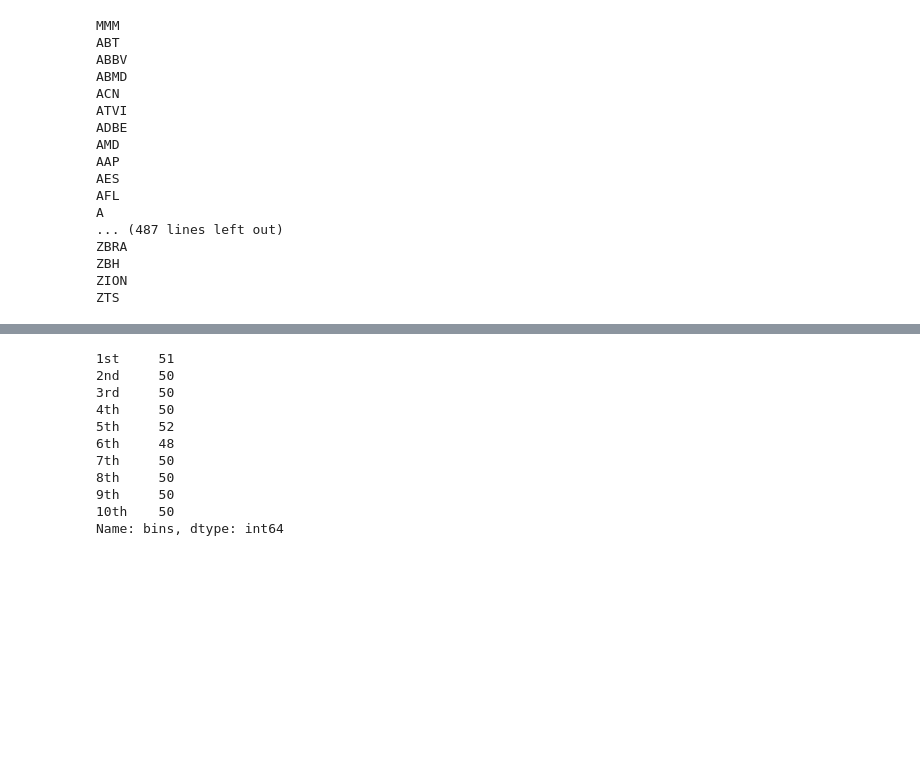
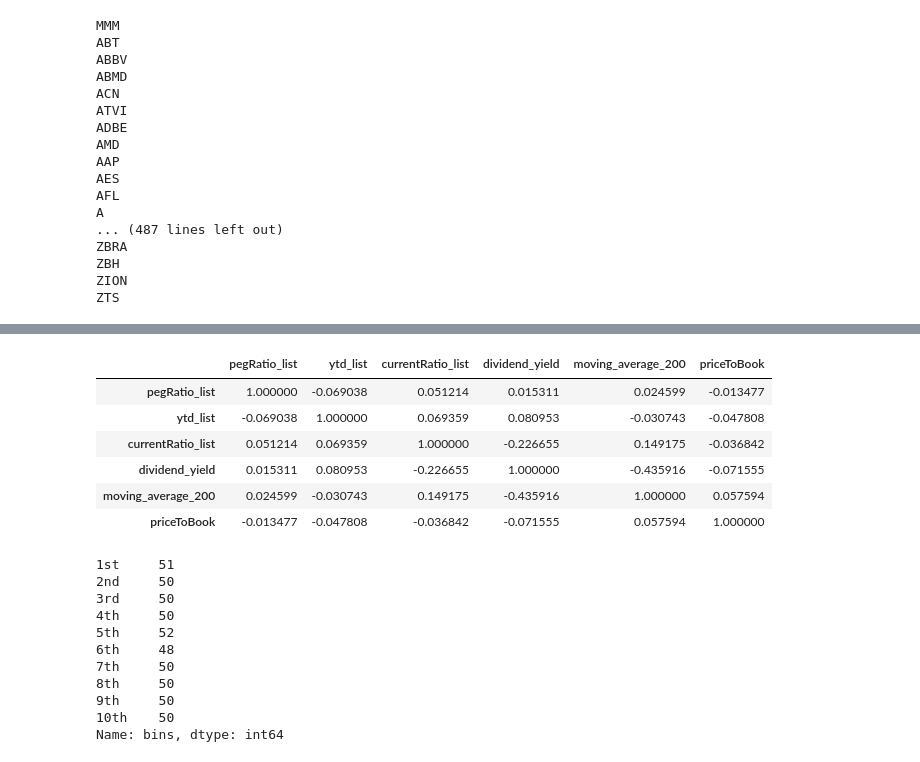
Before and after one commit to rudragarg/trading_bot_futures, a Jupyter notebook: APT OLS Model.ipynb, the cells around one changed output, grey strips where cells are left out. Saved outputs shown, nothing was run; the diff lists cells and outputs as text; code cells hidden in the pictures; blank space fills up the shorter version.

Commit message:
norm and corr

```diff
--- a/APT OLS Model.ipynb
+++ b/APT OLS Model.ipynb
@@ -172,4 +172,4 @@ df['dividend_yield'] = dividend_yield
 df['moving_average_200'] = moving_average_200
 df['priceToBook'] = priceToBook
 
-df.dropna()
+df = df.dropna()
@@ -195,0 +189,13 @@ df.apply(normalize)
+# %%
+from sklearn.preprocessing import MinMaxScaler
+
+#normData = pd.DataFrame(scaler.transform(df), index=df.index, columns=df.columns)
+#scalers = {}
+# def norm(columns):
+#     for column in columns:
+#         min_max_scaler = MinMaxScaler()
+#         df[["A", "B"]] = min_max_scaler.fit_transform(df[["A", "B"]])
+cols_to_norm = list(df.columns)
+cols_to_norm.remove("ytd_list")
+cols_to_norm.remove("stock_list")
+df[cols_to_norm] = df[cols_to_norm].apply(lambda x: (x - x.min()) / (x.max() - x.min()))
@@ -196,3 +217,14 @@ df.apply(normalize)
+# %%
+corrM = df.corr()
+corrM
+# %% [output]
+|  | pegRatio_list | ytd_list | currentRatio_list | dividend_yield | moving_average_200 | priceToBook |
+| pegRatio_list | 1.000000 | -0.069038 | 0.051214 | 0.015311 | 0.024599 | -0.013477 |
+| ytd_list | -0.069038 | 1.000000 | 0.069359 | 0.080953 | -0.030743 | -0.047808 |
+| currentRatio_list | 0.051214 | 0.069359 | 1.000000 | -0.226655 | 0.149175 | -0.036842 |
+| dividend_yield | 0.015311 | 0.080953 | -0.226655 | 1.000000 | -0.435916 | -0.071555 |
+| moving_average_200 | 0.024599 | -0.030743 | 0.149175 | -0.435916 | 1.000000 | 0.057594 |
+| priceToBook | -0.013477 | -0.047808 | -0.036842 | -0.071555 | 0.057594 | 1.000000 |
 # %%
 #help(pd.qcut)
 df['bins'] = pd.qcut(df['pegRatio_list'], 10, labels = ['1st', '2nd', '3rd', '4th', '5th', '6th', '7th', '8th', '9th', '10th'])
```
Also changed, not shown: parts of 9 cells of this notebook.
